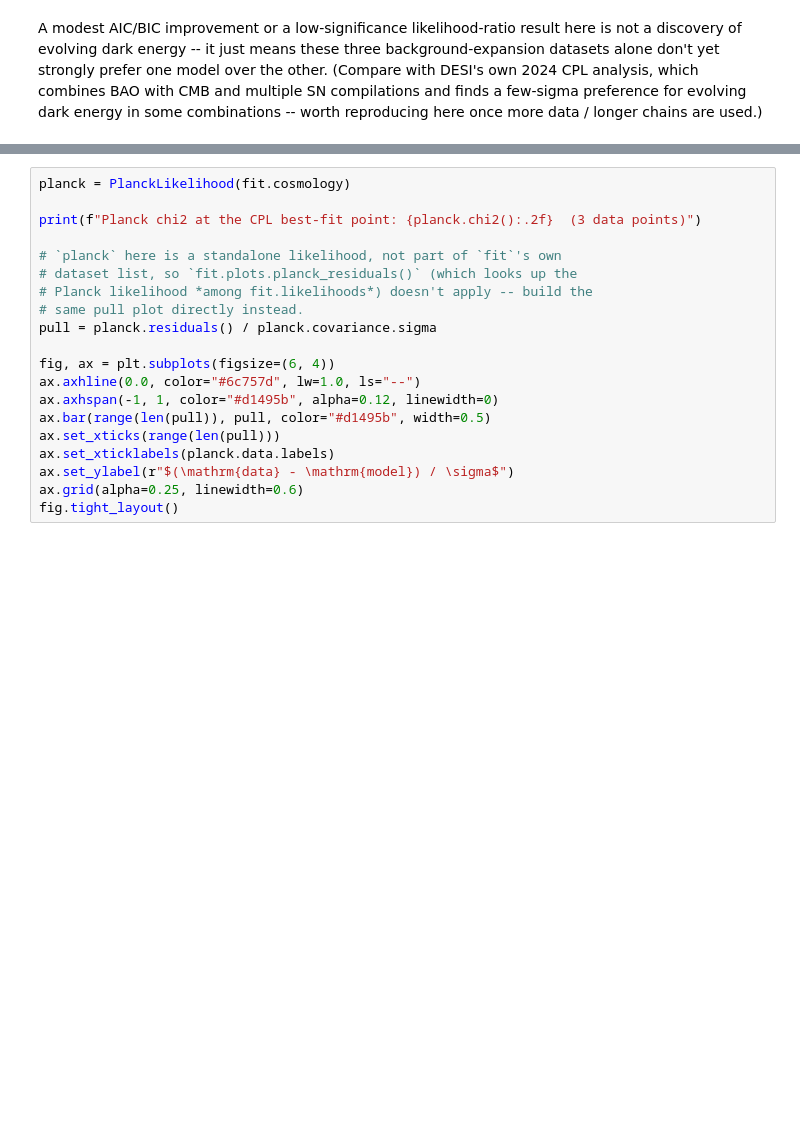
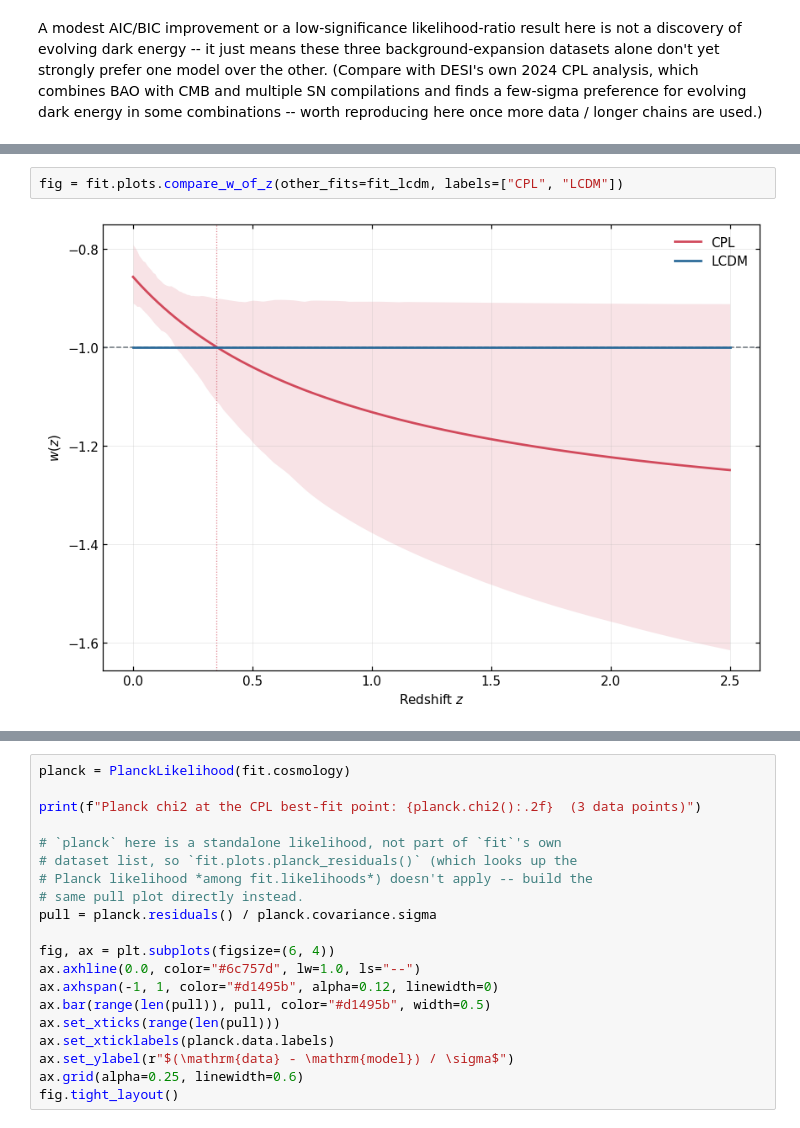
Before and after one commit to salihyesil59/CosmoFit, a Jupyter notebook: examples/cpl_mcmc_analysis.ipynb, the cells around one changed output, grey strips where cells are left out. Cells and saved outputs as stored; diff of their text form; blank space fills up the shorter version.

```diff
--- a/examples/cpl_mcmc_analysis.ipynb
+++ b/examples/cpl_mcmc_analysis.ipynb
@@ -311,0 +335,4 @@ are used.)
+# %%
+fig = fit.plots.compare_w_of_z(other_fits=fit_lcdm, labels=["CPL", "LCDM"])
+# %% [output]
+[figure, added]
```
Also changed, not shown: parts of 7 cells of this notebook, 3 other files.
